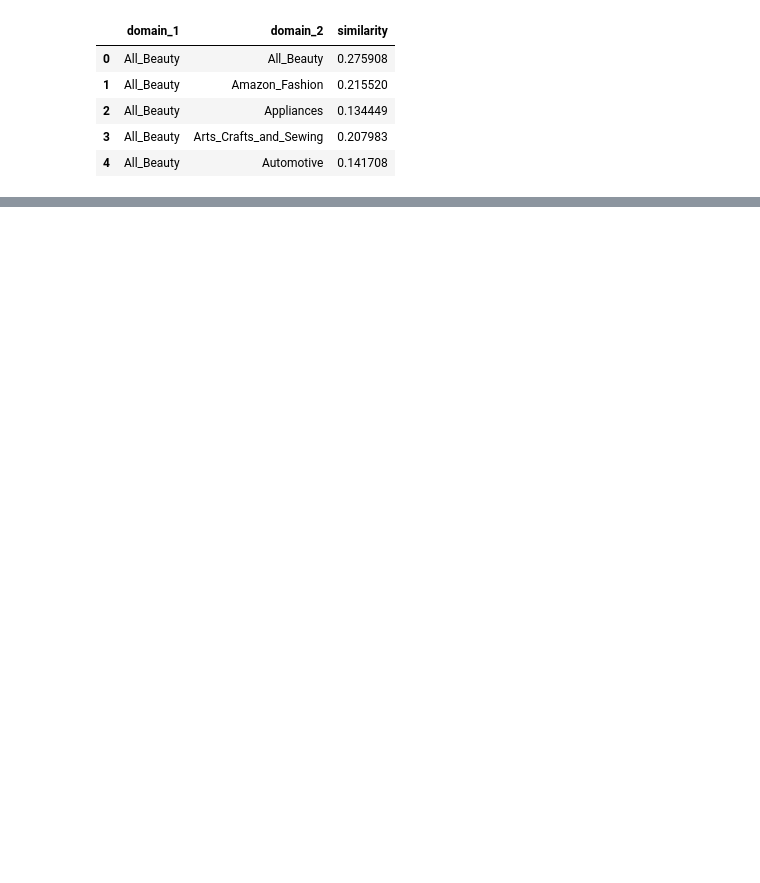
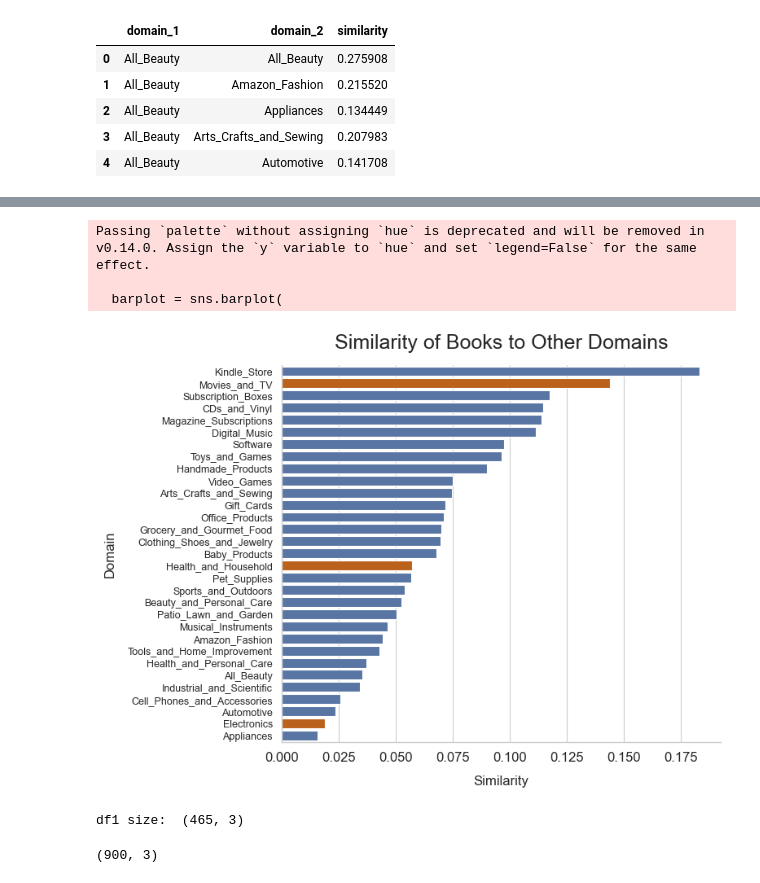
Before and after one commit to niclasclassen/domain-similarity-as-predictor-of-cdr-performance, a Jupyter notebook: visualize_results.ipynb, the cells around one changed output, grey strips where cells are left out. Drawn from its saved outputs; the diff is of its cells as text; code cells hidden in the pictures; blank space fills up the shorter version.

```diff
--- a/visualize_results.ipynb
+++ b/visualize_results.ipynb
@@ -70,0 +138,71 @@ df.head(300)
+# %%
+import matplotlib.pyplot as plt
+import seaborn as sns
+
+# Define the domains to highlight
+highlight_domains = ['Movies_and_TV', 'Health_and_Household', 'Electronics']
+
+# Create a color mapping for the domains
+color_mapping = {
+    domain: '#D55E00' if domain in highlight_domains else '#4C72B0'
+    for domain in df['domain_2']
+}
+
+# Set the style
+sns.set(style="whitegrid", context="paper", font_scale=1.5)
+
+# Plot the data
+plt.figure(figsize=(8, 6))  # Adjust size to be more compact for print
+barplot = sns.barplot(
+    x='similarity',
+    y='domain_2',
+    data=df,
+    palette=color_mapping  # Use the dictionary for color mapping
+)
+
+# Add labels and title
+plt.xlabel('Similarity', fontsize=12, labelpad=10)
+plt.ylabel('Domain', fontsize=12, labelpad=10)
+plt.title('Similarity of Books to Other Domains', fontsize=18, pad=15)
+
+# Customize the ticks
+plt.xticks(fontsize=12)
+plt.yticks(fontsize=9)  # Reduced font size for domain labels
+
+# Remove top and right spines for a clean look
+sns.despine()
+
+# Adjust layout for better spacing
+plt.tight_layout()
+
+plt.show()
+# %% [output]
+Passing `palette` without assigning `hue` is deprecated and will be removed in v0.14.0. Assign the `y` variable to `hue` and set `legend=False` for the same effect.
+
+  barplot = sns.barplot(
+[figure, added]
+# %%
+import pandas as pd
+
+# Read the CSV file the first time without header
+df1 = pd.read_csv('similarity_results_sampled.csv', sep=',', header=0)
+df1.columns = ['domain_1', 'domain_2', 'similarity']
+
+# Read the CSV file the second time without header and flip the first two columns
+df2 = pd.read_csv('similarity_results_sampled.csv', sep=',', header=0)
+df2.columns = ['domain_1', 'domain_2', 'similarity']
+df2 = df2[['domain_2', 'domain_1', 'similarity']]
+df2.columns = ['domain_1', 'domain_2', 'similarity']
+
+# Combine both DataFrames
+combined_df = pd.concat([df1, df2])
+
+# Remove duplicates
+combined_df = combined_df.drop_duplicates()
+
+# Display the combined DataFrame
+print("df1 size: ", df1.shape)
+combined_df.shape
+# %% [output]
+df1 size:  (465, 3)
+(900, 3)
```
Also changed, not shown: parts of 4 cells of this notebook, 22 other files.
